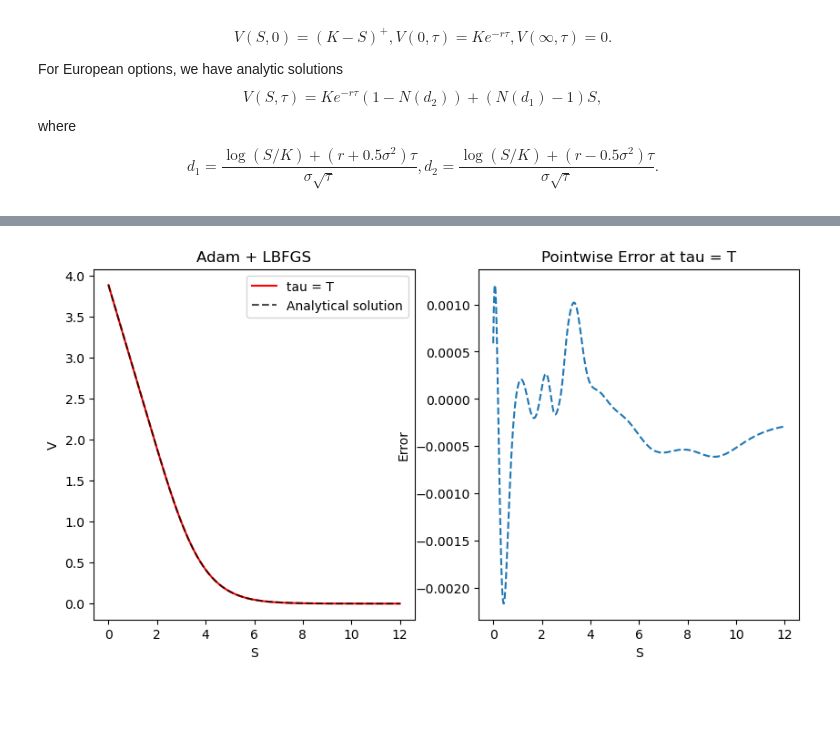
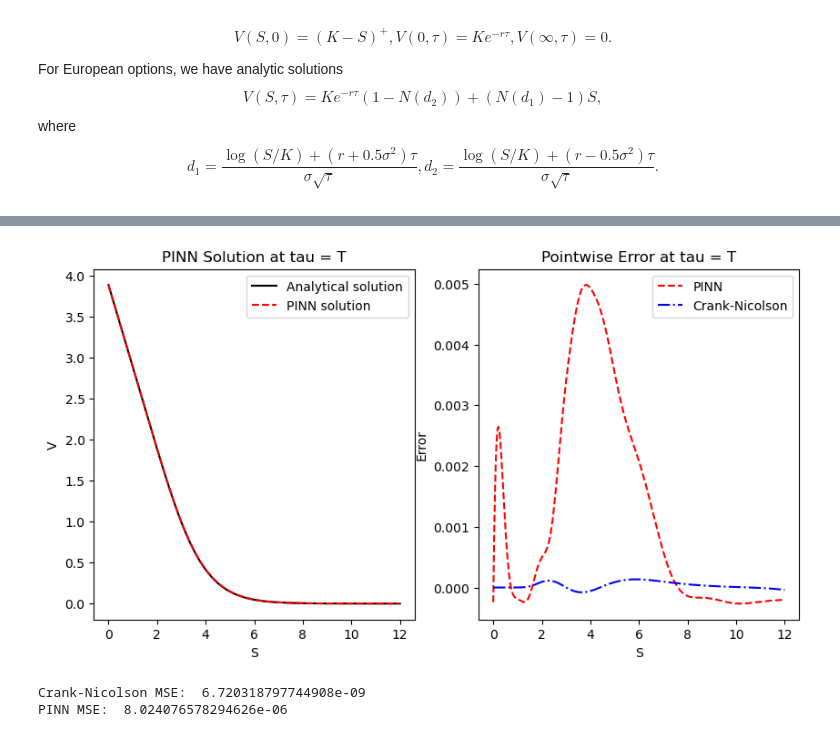
Before and after one commit to liyiyan128/Option-Pricing-Using-Physics-Informed-Neural-Networks, a Jupyter notebook: PINN_example.ipynb, the cells around one changed output, grey strips where cells are left out. Saved outputs shown, nothing was run; the diff lists cells and outputs as text; code cells hidden in the pictures; blank space fills up the shorter version.

```diff
--- a/PINN_example.ipynb
+++ b/PINN_example.ipynb
@@ -66,42 +111,36 @@ model.plot_loss(data=False, save=True, title='Loss History: Adam + LBFGS')
 # %%
 # load model
-model = torch.load('models/european_put_adam_lbfgs.pt')
-
-# # plot
-# S_plot = torch.linspace(0, 10, 1000)
-# tau_plot = torch.linspace(0, T, 1000)
-# S_plot, tau_plot = torch.meshgrid(S_plot, tau_plot)
-# V_plot = model(S_plot.reshape(-1, 1), tau_plot.reshape(-1, 1)).detach().reshape(1000, 1000)
-# # 3d plot
-# fig = plt.figure()
-# ax = fig.add_subplot(111, projection='3d')
-# ax.plot_surface(S_plot.numpy(), tau_plot.numpy(), V_plot.numpy())
-# ax.set_xlabel('S')
-# ax.set_ylabel('tau')
-# ax.set_zlabel('V')
-# plt.show()
+model = torch.load(f'models/{model_name}.pt')
 
 # plot tau = T
 S_plot = torch.linspace(0, S_inf, 1000)
 V_plot = model(S_plot.reshape(-1, 1), (torch.ones(1000, 1))*T).reshape(-1).detach()
 V_true = V_BS(S_plot.detach().numpy(), tau=T, K=K, r=r, sigma=sigma, type='put')
 plt.figure(figsize=(10, 5))
 plt.subplot(121)
-plt.plot(S_plot, V_plot, label='tau = T', c='red')
-plt.plot(S_plot, V_true, label='Analytical solution', ls='--', c='black', alpha=0.7)
+plt.plot(S_plot, V_true, label='Analytical solution', c='k')
+plt.plot(S_plot, V_plot, label='PINN solution', ls='--', c='r')
+# plt.plot(S_CN, V_CN[-1, :], label='Crank-Nicolson solution')
 plt.xlabel('S')
 plt.ylabel('V')
-plt.title('Adam + LBFGS')
+plt.title('PINN Solution at tau = T')
 plt.legend()
 
 # plot pointwise error at tau = T
 plt.subplot(122)
-plt.plot(S_plot, V_plot - V_true, ls='--')
+plt.plot(S_plot, V_plot - V_true, ls='--', c='r', label='PINN')
+plt.plot(S_CN, V_CN[-1, :] - V_CN_true, ls='-.', c='b', label='Crank-Nicolson')
 plt.xlabel('S')
 plt.ylabel('Error')
 plt.title('Pointwise Error at tau = T')
+plt.legend()
 
-plt.savefig('./data/images/european_put_adam_lbfgs.pdf')
+plt.savefig('./data/images/sol_european.pdf')
 plt.show()
+
+print('Crank-Nicolson MSE: ', MSE_CN)
+print('PINN MSE: ', model.loss_history['total'][-1])
 # %% [output]
-[figure, old version]
+[figure, new version]
+Crank-Nicolson MSE:  6.720318797744908e-09
+PINN MSE:  8.024076578294626e-06
```
Also changed, not shown: parts of 4 cells of this notebook.
